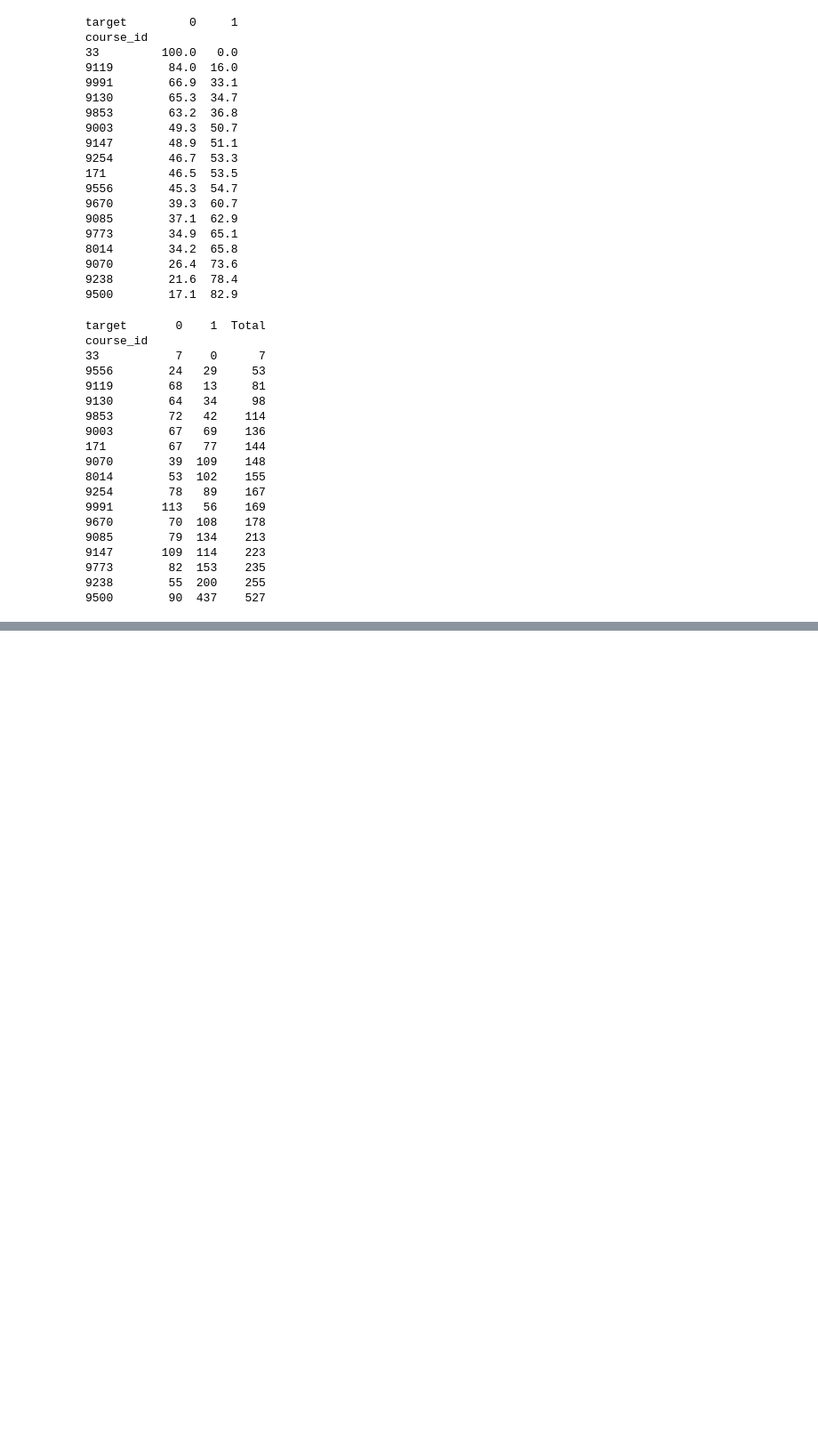
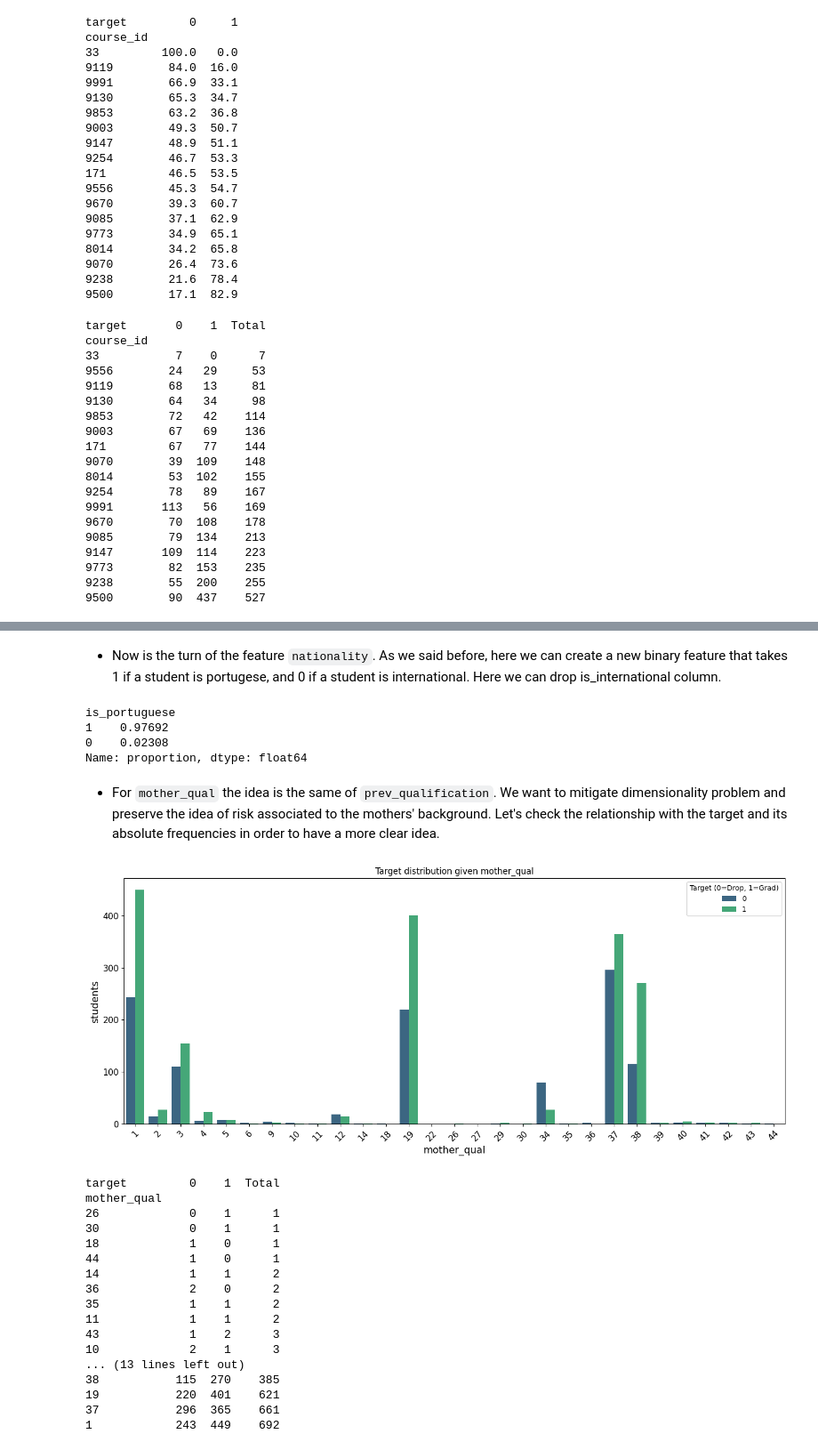
Before and after one commit to MatteoCorsi-git/Master-Data-Science-Statistical-Learning---UNIFI-IMT-Lucca---2024-25, a Jupyter notebook: hands_on_lab (Python)/bozza_hands_on_python_ML_project.ipynb, the cells around one changed output, grey strips where cells are left out. Shown at 89% size. Cells and saved outputs as stored; diff of their text form; code cells hidden in the pictures; blank space fills up the shorter version.

```diff
--- a/hands_on_lab (Python)/bozza_hands_on_python_ML_project.ipynb
+++ b/hands_on_lab (Python)/bozza_hands_on_python_ML_project.ipynb
@@ -766,0 +947,71 @@ Something we need to care for is the course with id = 33: here we have poor obse
+# %% [markdown]
+- Now is the turn of the feature `nationality`. As we said before, here we can create a new binary feature that takes 1 if a student is portugese, and 0 if a student is international. Here we can drop is_international column.
+# %%
+# Let's define a function
+
+def simplify_nationality(df):
+
+  df['is_portuguese'] = (df['nationality'] == 1).astype(int) # 1 stands already for portuguese
+
+  cols_to_drop = ['nationality', 'is_international']
+
+  return df
+# %%
+# Apply the function to X_train and X_test
+
+X_train = simplify_nationality(X_train)
+X_test = simplify_nationality(X_test)
+
+print(X_train['is_portuguese'].value_counts(normalize=True))
+# %% [output]
+is_portuguese
+1    0.97692
+0    0.02308
+Name: proportion, dtype: float64
+# %% [markdown]
+- For `mother_qual` the idea is the same of `prev_qualification`. We want to mitigate dimensionality problem and preserve the idea of risk associated to the mothers' background. Let's check the relationship with the target and its absolute frequencies in order to have a more clear idea.
+# %%
+# Visualize
+df_viz = X_train.copy()
+
+# add the targte
+df_viz['target'] = y_train
+
+# Visualization
+plt.figure(figsize=(14, 6))
+
+# Countplot
+sns.countplot(data=df_viz, x='mother_qual', hue='target', palette='viridis')
+
+plt.title('Target distribution given mother_qual')
+plt.xticks(rotation=45)
+plt.ylabel('students')
+plt.legend(title='Target (0=Drop, 1=Grad)')
+plt.tight_layout()
+plt.show()
+
+# Chek for absolute frequencies
+counts_table = pd.crosstab(df_viz['mother_qual'], df_viz['target'])
+
+# Add total and print
+counts_table['Total'] = counts_table.sum(axis=1)
+print(counts_table.sort_values('Total', ascending=True))
+# %% [output]
+[figure, added]
+target         0    1  Total
+mother_qual
+26             0    1      1
+30             0    1      1
+18             1    0      1
+44             1    0      1
+14             1    1      2
+36             2    0      2
+35             1    1      2
+11             1    1      2
+43             1    2      3
+10             2    1      3
+... (13 lines left out)
+38           115  270    385
+19           220  401    621
+37           296  365    661
+1            243  449    692
```
Also changed, not shown: parts of 16 cells of this notebook.
